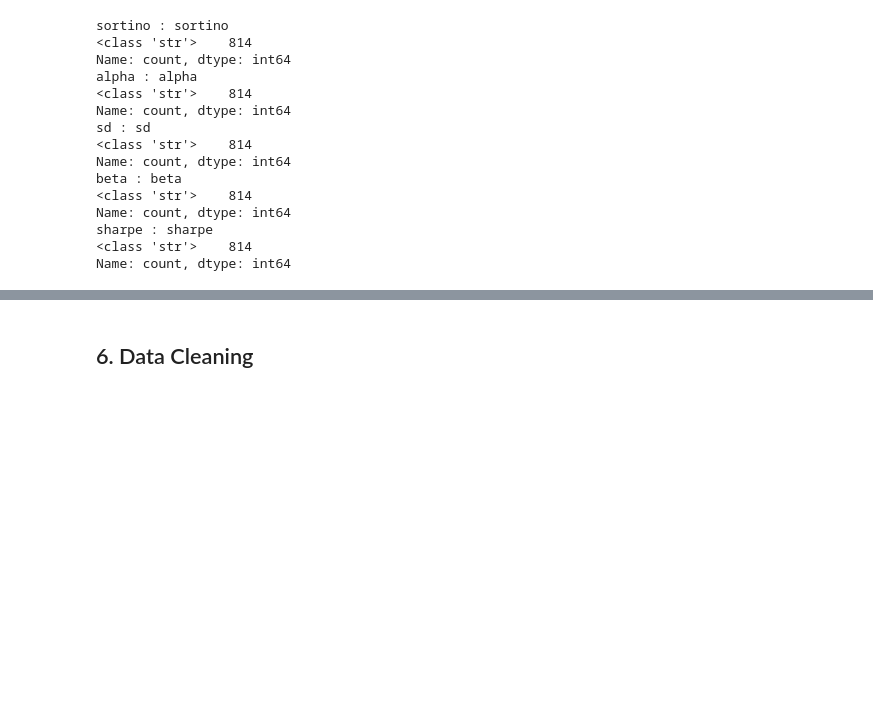
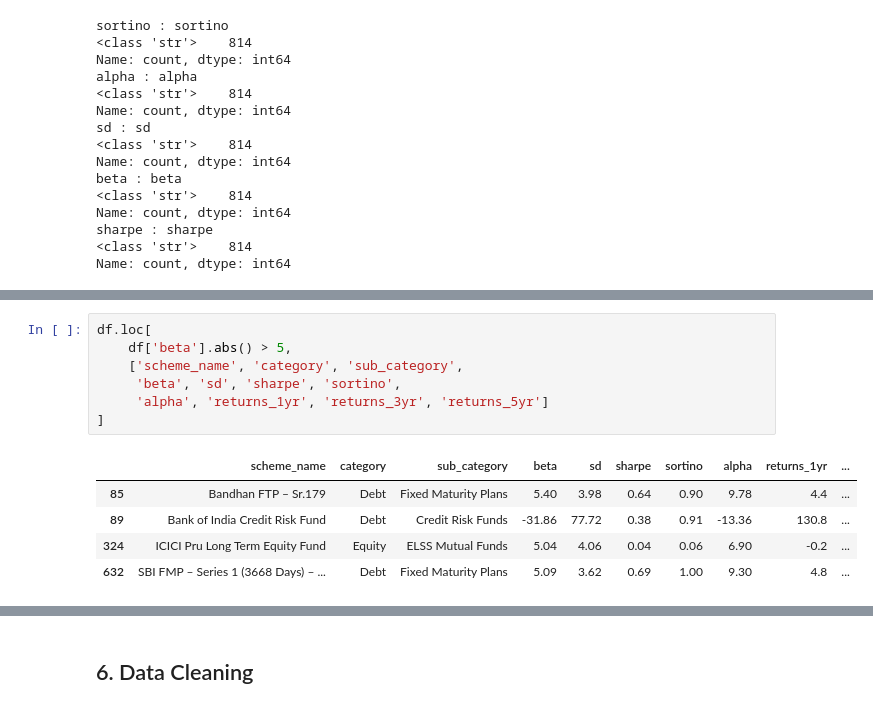
Before and after one commit to shakti-mankar/Data_Analyst_internship_projects, a Jupyter notebook: First_Project/Stage_1_Data_cleaning/Mutual_Fund_Analysis.ipynb, the cells around one changed output, grey strips where cells are left out. Cells and saved outputs as stored; diff of their text form; blank space fills up the shorter version.

```diff
--- a/First_Project/Stage_1_Data_cleaning/Mutual_Fund_Analysis.ipynb
+++ b/First_Project/Stage_1_Data_cleaning/Mutual_Fund_Analysis.ipynb
@@ -313,0 +593,13 @@ Name: count, dtype: int64
+# %%
+df.loc[
+    df['beta'].abs() > 5,
+    ['scheme_name', 'category', 'sub_category',
+     'beta', 'sd', 'sharpe', 'sortino',
+     'alpha', 'returns_1yr', 'returns_3yr', 'returns_5yr']
+]
+# %% [output]
+|  | scheme_name | category | sub_category | beta | sd | sharpe | sortino | alpha | returns_1yr | ... |
+| 85 | Bandhan FTP – Sr.179 | Debt | Fixed Maturity Plans | 5.40 | 3.98 | 0.64 | 0.90 | 9.78 | 4.4 | ... |
+| 89 | Bank of India Credit Risk Fund | Debt | Credit Risk Funds | -31.86 | 77.72 | 0.38 | 0.91 | -13.36 | 130.8 | ... |
+| 324 | ICICI Pru Long Term Equity Fund | Equity | ELSS Mutual Funds | 5.04 | 4.06 | 0.04 | 0.06 | 6.90 | -0.2 | ... |
+| 632 | SBI FMP – Series 1 (3668 Days) – ... | Debt | Fixed Maturity Plans | 5.09 | 3.62 | 0.69 | 1.00 | 9.30 | 4.8 | ... |
```
Also changed, not shown: parts of 26 cells of this notebook.
